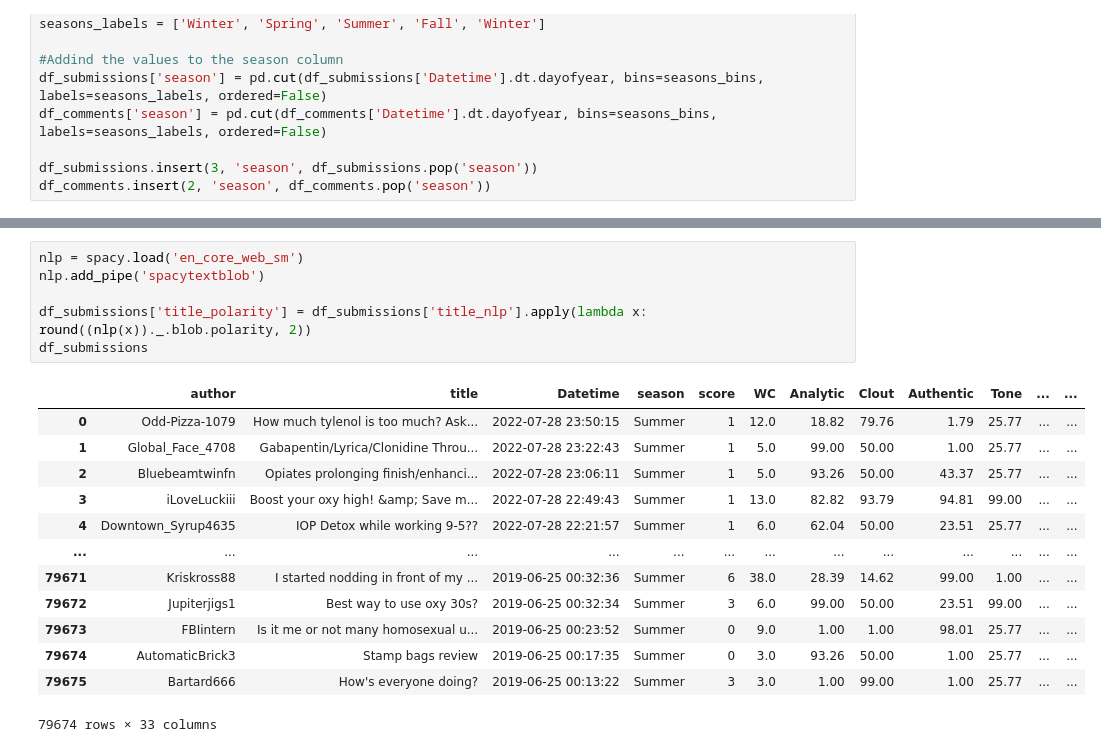
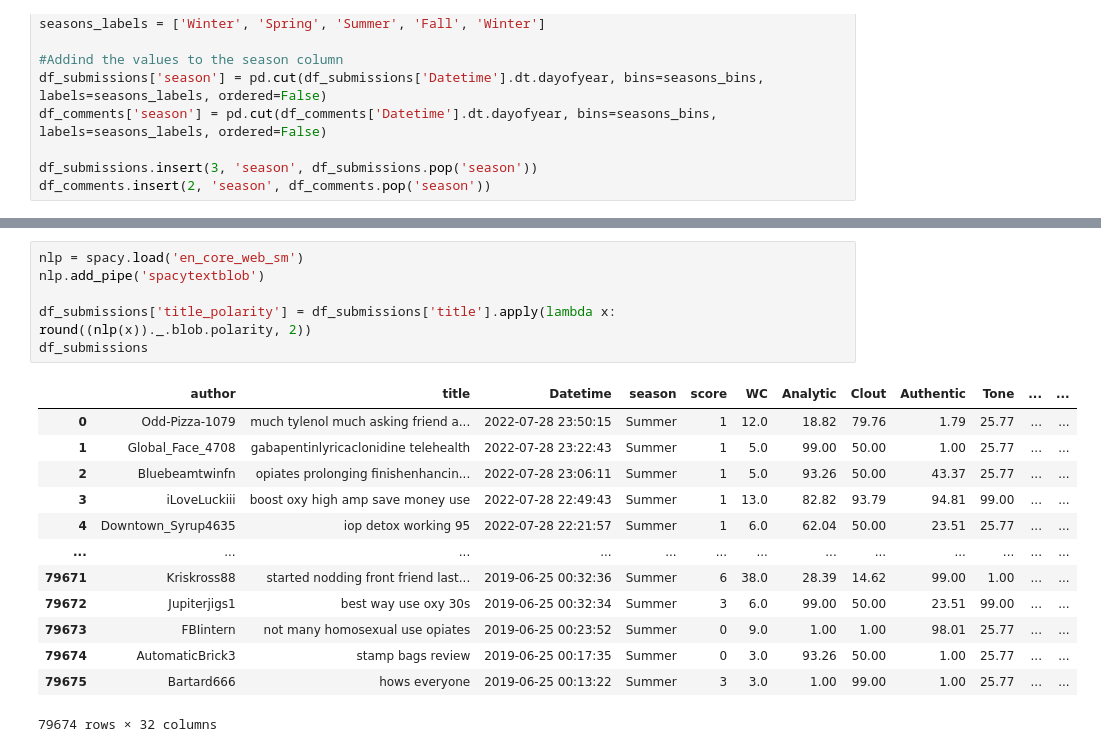
Before and after one commit to uyehaa/Applied-Analytics-Project, a Jupyter notebook: project1.ipynb, the cells around one changed output, grey strips where cells are left out. Saved outputs shown, nothing was run; the diff lists cells and outputs as text.

Commit message:
polarity

```diff
--- a/project1.ipynb
+++ b/project1.ipynb
@@ -296,20 +259,20 @@ topic_model.visualize_barchart(top_n_topics=9, n_words=10, width=650, height=650
 # %%
 nlp = spacy.load('en_core_web_sm')
 nlp.add_pipe('spacytextblob')
 
-df_submissions['title_polarity'] = df_submissions['title_nlp'].apply(lambda x: round((nlp(x))._.blob.polarity, 2))
+df_submissions['title_polarity'] = df_submissions['title'].apply(lambda x: round((nlp(x))._.blob.polarity, 2))
 df_submissions
 # %% [output]
 |  | author | title | Datetime | season | score | WC | Analytic | Clout | Authentic | Tone | ... | ... |
-| 0 | Odd-Pizza-1079 | How much tylenol is too much? Ask... | 2022-07-28 23:50:15 | Summer | 1 | 12.0 | 18.82 | 79.76 | 1.79 | 25.77 | ... | ... |
-| 1 | Global_Face_4708 | Gabapentin/Lyrica/Clonidine Throu... | 2022-07-28 23:22:43 | Summer | 1 | 5.0 | 99.00 | 50.00 | 1.00 | 25.77 | ... | ... |
-| 2 | Bluebeamtwinfn | Opiates prolonging finish/enhanci... | 2022-07-28 23:06:11 | Summer | 1 | 5.0 | 93.26 | 50.00 | 43.37 | 25.77 | ... | ... |
-| 3 | iLoveLuckiii | Boost your oxy high! &amp; Save m... | 2022-07-28 22:49:43 | Summer | 1 | 13.0 | 82.82 | 93.79 | 94.81 | 99.00 | ... | ... |
-| 4 | Downtown_Syrup4635 | IOP Detox while working 9-5?? | 2022-07-28 22:21:57 | Summer | 1 | 6.0 | 62.04 | 50.00 | 23.51 | 25.77 | ... | ... |
+| 0 | Odd-Pizza-1079 | much tylenol much asking friend a... | 2022-07-28 23:50:15 | Summer | 1 | 12.0 | 18.82 | 79.76 | 1.79 | 25.77 | ... | ... |
+| 1 | Global_Face_4708 | gabapentinlyricaclonidine telehealth | 2022-07-28 23:22:43 | Summer | 1 | 5.0 | 99.00 | 50.00 | 1.00 | 25.77 | ... | ... |
+| 2 | Bluebeamtwinfn | opiates prolonging finishenhancin... | 2022-07-28 23:06:11 | Summer | 1 | 5.0 | 93.26 | 50.00 | 43.37 | 25.77 | ... | ... |
+| 3 | iLoveLuckiii | boost oxy high amp save money use | 2022-07-28 22:49:43 | Summer | 1 | 13.0 | 82.82 | 93.79 | 94.81 | 99.00 | ... | ... |
+| 4 | Downtown_Syrup4635 | iop detox working 95 | 2022-07-28 22:21:57 | Summer | 1 | 6.0 | 62.04 | 50.00 | 23.51 | 25.77 | ... | ... |
 | ... | ... | ... | ... | ... | ... | ... | ... | ... | ... | ... | ... | ... |
-| 79671 | Kriskross88 | I started nodding in front of my ... | 2019-06-25 00:32:36 | Summer | 6 | 38.0 | 28.39 | 14.62 | 99.00 | 1.00 | ... | ... |
-| 79672 | Jupiterjigs1 | Best way to use oxy 30s? | 2019-06-25 00:32:34 | Summer | 3 | 6.0 | 99.00 | 50.00 | 23.51 | 99.00 | ... | ... |
-| 79673 | FBIintern | Is it me or not many homosexual u... | 2019-06-25 00:23:52 | Summer | 0 | 9.0 | 1.00 | 1.00 | 98.01 | 25.77 | ... | ... |
-| 79674 | AutomaticBrick3 | Stamp bags review | 2019-06-25 00:17:35 | Summer | 0 | 3.0 | 93.26 | 50.00 | 1.00 | 25.77 | ... | ... |
-| 79675 | Bartard666 | How's everyone doing? | 2019-06-25 00:13:22 | Summer | 3 | 3.0 | 1.00 | 99.00 | 1.00 | 25.77 | ... | ... |
+| 79671 | Kriskross88 | started nodding front friend last... | 2019-06-25 00:32:36 | Summer | 6 | 38.0 | 28.39 | 14.62 | 99.00 | 1.00 | ... | ... |
+| 79672 | Jupiterjigs1 | best way use oxy 30s | 2019-06-25 00:32:34 | Summer | 3 | 6.0 | 99.00 | 50.00 | 23.51 | 99.00 | ... | ... |
+| 79673 | FBIintern | not many homosexual use opiates | 2019-06-25 00:23:52 | Summer | 0 | 9.0 | 1.00 | 1.00 | 98.01 | 25.77 | ... | ... |
+| 79674 | AutomaticBrick3 | stamp bags review | 2019-06-25 00:17:35 | Summer | 0 | 3.0 | 93.26 | 50.00 | 1.00 | 25.77 | ... | ... |
+| 79675 | Bartard666 | hows everyone | 2019-06-25 00:13:22 | Summer | 3 | 3.0 | 1.00 | 99.00 | 1.00 | 25.77 | ... | ... |
-79674 rows × 33 columns
+79674 rows × 32 columns
```
Also changed, not shown: parts of 11 cells of this notebook.
